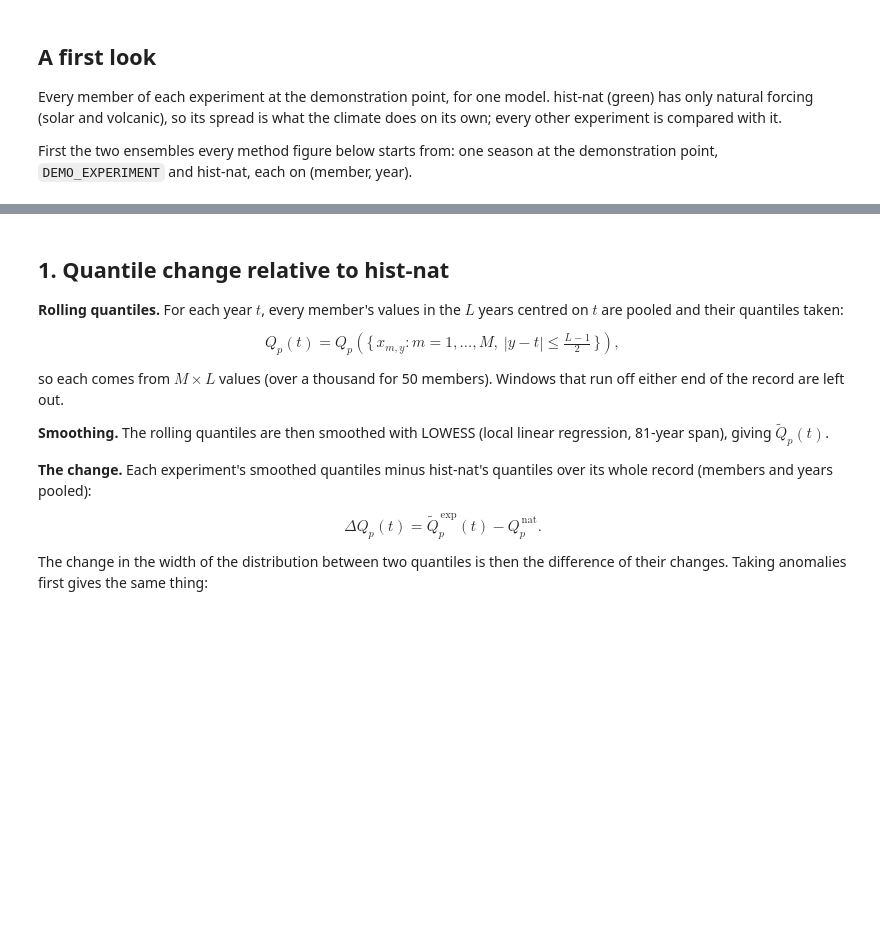
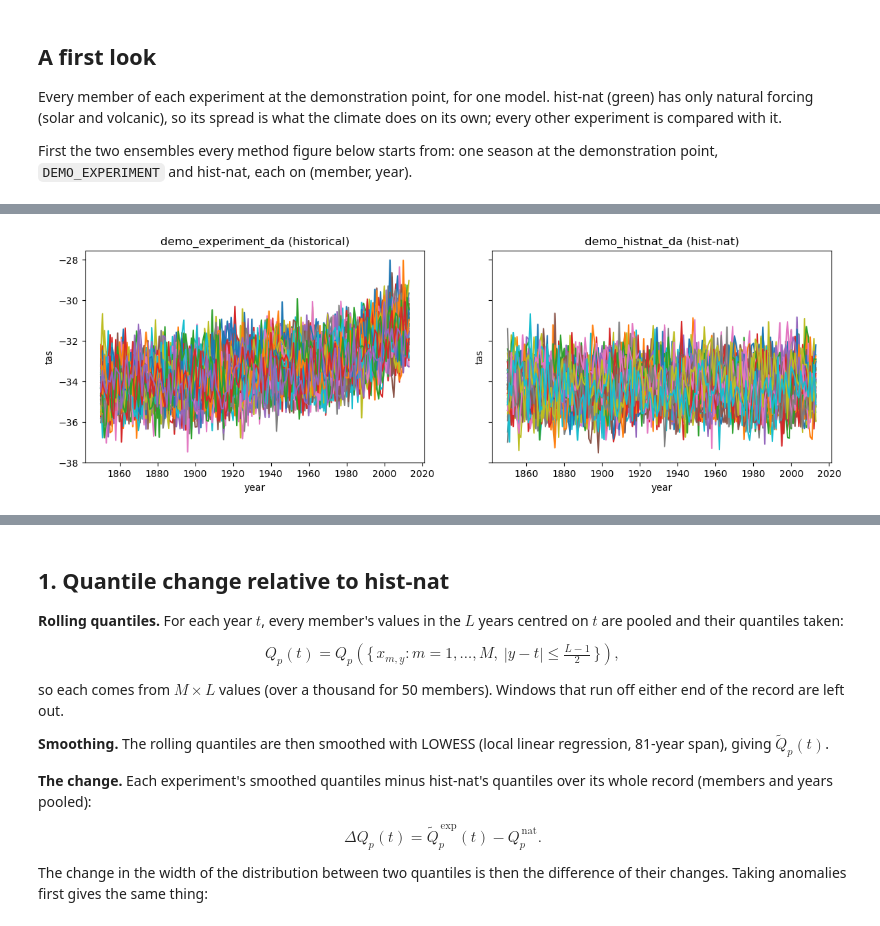
Before and after one commit to alexborowiak/ExtAnt-initial, a Jupyter notebook: notebooks/03_forced_response.ipynb, the cells around one changed output, grey strips where cells are left out. Drawn from its saved outputs; the diff is of its cells as text; code cells hidden in the pictures; blank space fills up the shorter version.

```diff
--- a/notebooks/03_forced_response.ipynb
+++ b/notebooks/03_forced_response.ipynb
@@ -142,6 +162,6 @@ demo_tree = lesfmip_season_tree[DEMO_MODEL].sel(lat=DEMO_POINT['lat'], lon=DEMO_
 
 #(t): The two ensembles every method figure below starts from: one season, on (member, year)
 demo_experiment_da = demo_tree[DEMO_EXPERIMENT][VARIABLE].sel(season=DEMO_POINT['season'])
-demo_histnat_da = demo_tree[config.REFERENCE][VARIABLE].sel(season=DEMO_POINT['season'])
+demo_histnat_da = demo_tree['hist-nat'][VARIABLE].sel(season=DEMO_POINT['season'])
 print(demo_experiment_da, '\n')
 print(demo_histnat_da)
@@ -148,10 +186,12 @@ print(demo_histnat_da)
 # %%
 #(t): Quick look: every member of the two, as they are
 fig, axes = plt.subplots(1, 2, figsize=(14, 4), sharey=True)
 demo_experiment_da.plot.line(x='year', hue='member', add_legend=False, ax=axes[0])
 demo_histnat_da.plot.line(x='year', hue='member', add_legend=False, ax=axes[1])
 axes[0].set_title(f'demo_experiment_da ({DEMO_EXPERIMENT})')
-axes[1].set_title(f'demo_histnat_da ({config.REFERENCE})');
+axes[1].set_title(f'demo_histnat_da ({'hist-nat'})');
+# %% [output]
+[figure, added]
 # %%
 fig, axes = methods.members_by_experiment(demo_tree, config.MAIN_EXPERIMENTS, VARIABLE, season=DEMO_POINT['season'],
                                           units=var.units)
```
Also changed, not shown: parts of 73 cells of this notebook.
